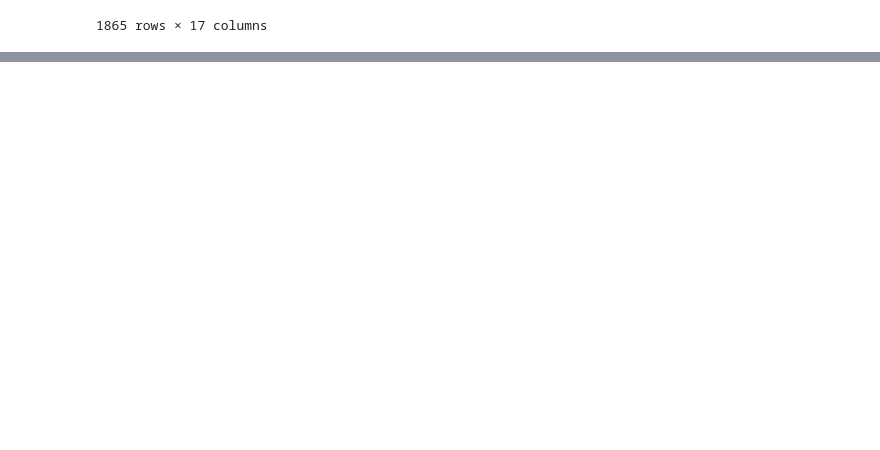
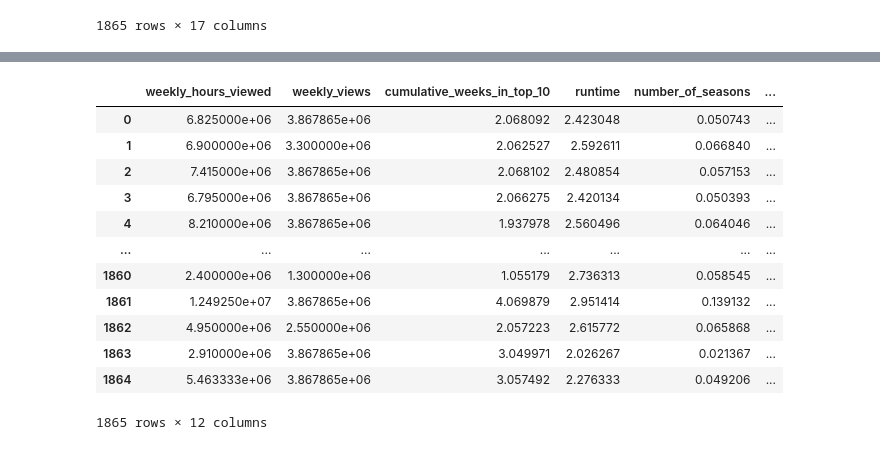
Before and after one commit to adelaidad/ORIE4741FinalProject, a Jupyter notebook: netflix_predictor.ipynb, the cells around one changed output, grey strips where cells are left out. Drawn from its saved outputs; the diff is of its cells as text; code cells hidden in the pictures; blank space fills up the shorter version.

```diff
--- a/netflix_predictor.ipynb
+++ b/netflix_predictor.ipynb
@@ -151,0 +121,11 @@ Options
+# %%
+from sklearn.decomposition import PCA
+from sklearn.impute import SimpleImputer
+
+imputer = SimpleImputer()
+Y_imputed = imputer.fit_transform(Y)
+
+pca = PCA(n_components=3)
+Y_pca = pca.fit_transform(Y_imputed)
+# %%
+Y_completed = pca.inverse_transform(Y_pca)
@@ -151,0 +148,8 @@ Options
+# %%
+netflix = pd.DataFrame(Y_completed, columns=['weekly_hours_viewed', 'weekly_views',
+                                                  'cumulative_weeks_in_top_10', 'runtime',
+                                                  'number_of_seasons', 'is_staggered_launch',
+                                                  'language_English', 'language_Non-English',
+                                                  'type_Films', 'type_TV',
+                                                  'available_globally_No', 'available_globally_Yes'])
+netflix.head()
@@ -151,0 +163,23 @@ Options
+# %%
+netflix['language_English'] = netflix['language_English'].round().astype(int)
+netflix['language_Non-English'] = netflix['language_Non-English'].round().astype(int)
+netflix['type_Films'] = netflix['type_Films'].round().astype(int)
+netflix['type_TV'] = netflix['type_TV'].round().astype(int)
+netflix['available_globally_No'] = netflix['available_globally_No'].round().astype(int)
+netflix['available_globally_Yes'] = netflix['available_globally_Yes'].round().astype(int)
+# %%
+netflix
+# %% [output]
+|  | weekly_hours_viewed | weekly_views | cumulative_weeks_in_top_10 | runtime | number_of_seasons | ... |
+| 0 | 6.825000e+06 | 3.867865e+06 | 2.068092 | 2.423048 | 0.050743 | ... |
+| 1 | 6.900000e+06 | 3.300000e+06 | 2.062527 | 2.592611 | 0.066840 | ... |
+| 2 | 7.415000e+06 | 3.867865e+06 | 2.068102 | 2.480854 | 0.057153 | ... |
+| 3 | 6.795000e+06 | 3.867865e+06 | 2.066275 | 2.420134 | 0.050393 | ... |
+| 4 | 8.210000e+06 | 3.867865e+06 | 1.937978 | 2.560496 | 0.064046 | ... |
+| ... | ... | ... | ... | ... | ... | ... |
+| 1860 | 2.400000e+06 | 1.300000e+06 | 1.055179 | 2.736313 | 0.058545 | ... |
+| 1861 | 1.249250e+07 | 3.867865e+06 | 4.069879 | 2.951414 | 0.139132 | ... |
+| 1862 | 4.950000e+06 | 2.550000e+06 | 2.057223 | 2.615772 | 0.065868 | ... |
+| 1863 | 2.910000e+06 | 3.867865e+06 | 3.049971 | 2.026267 | 0.021367 | ... |
+| 1864 | 5.463333e+06 | 3.867865e+06 | 3.057492 | 2.276333 | 0.049206 | ... |
+1865 rows × 12 columns
```
Also changed, not shown: parts of 9 cells of this notebook.
